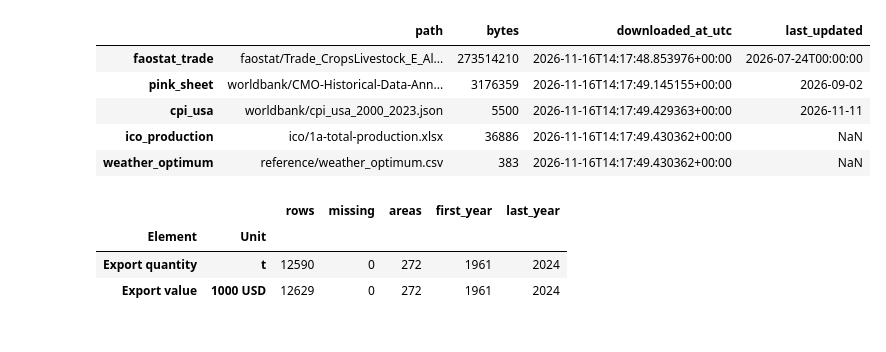
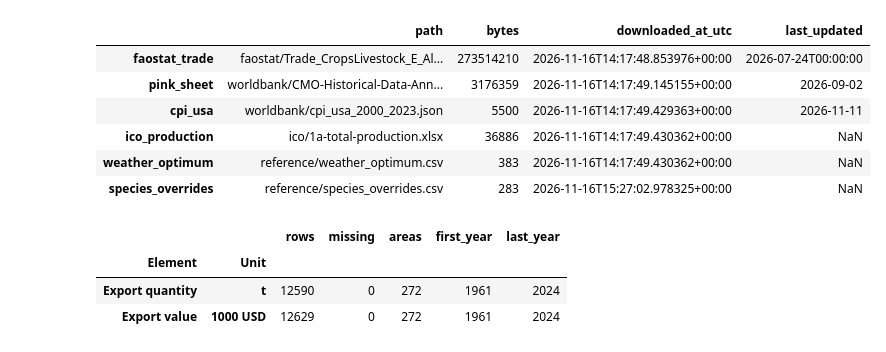
Before and after one commit to karolbystrek/systemy-analizy-biznesowej-projekt, a Jupyter notebook: notebooks/02_build_database.ipynb, the cells around one changed output. Saved outputs shown, nothing was run; the diff lists cells and outputs as text; code cells hidden in the pictures.

```diff
--- a/notebooks/02_build_database.ipynb
+++ b/notebooks/02_build_database.ipynb
@@ -65,6 +65,12 @@ sources = {
         "attribution": "DaMatta F.M., Ramalho J.D.C. (2006). Braz. J. Plant Physiol. 18(1): 55-81",
         "purpose": "Optimal mean annual temperature and annual rainfall per species; maintained by hand",
     },
+    "species_overrides": {
+        "path": "reference/species_overrides.csv",
+        "documentation": "https://apps.fas.usda.gov/psdonline/circulars/2024/12/coffee.pdf",
+        "attribution": "USDA Foreign Agricultural Service (2024). Coffee: World Markets and Trade, December 2024",
+        "purpose": "Dominant species for countries missing from the ICO list; maintained by hand",
+    },
 }
 manifest_path = RAW / "sources.json"
 previous = json.loads(manifest_path.read_text(encoding="utf-8")) if manifest_path.exists() else {}
@@ -73,33 +79,34 @@ for name, source in sources.items():
     downloaded = not path.exists()
     if downloaded:
         assert "url" in source, f"{path} is maintained by hand"
         request = urllib.request.Request(source["url"], headers={"User-Agent": "Mozilla/5.0", "Accept": "*/*"})
         temporary = path.with_suffix(path.suffix + ".part")
         with urllib.request.urlopen(request, timeout=300) as response, temporary.open("wb") as file:
             shutil.copyfileobj(response, file)
         temporary.replace(path)
     source["downloaded_at_utc"] = (datetime.now(timezone.utc).isoformat() if downloaded
                                    else previous.get(name, {}).get("downloaded_at_utc", datetime.now(timezone.utc).isoformat()))
     source["bytes"] = path.stat().st_size
     with path.open("rb") as file:
         source["sha256"] = hashlib.file_digest(file, "sha256").hexdigest()
 
 assert zipfile.is_zipfile(RAW / sources["faostat_trade"]["path"])
 catalog = ET.parse(RAW / "faostat/datasets_E.xml").getroot()
 sources["faostat_trade"]["last_updated"] = next(d.findtext("DateUpdate") for d in catalog if d.findtext("DatasetCode") == "TCL")
 pink_sheet_header = pd.read_excel(RAW / sources["pink_sheet"]["path"], "Annual Prices (Nominal)", header=None, nrows=4)[0]
 sources["pink_sheet"]["last_updated"] = pd.to_datetime(pink_sheet_header.iloc[3].removeprefix("Updated on ")).date().isoformat()
 cpi_raw = json.loads((RAW / sources["cpi_usa"]["path"]).read_text(encoding="utf-8"))
 sources["cpi_usa"]["last_updated"] = cpi_raw[0]["lastupdated"]
 manifest_path.write_text(json.dumps(previous | sources, ensure_ascii=False, indent=2) + "\n", encoding="utf-8")
 display(pd.DataFrame(sources).T[["path", "bytes", "downloaded_at_utc", "last_updated"]])
 # %% [output]
 |  | path | bytes | downloaded_at_utc | last_updated |
 | faostat_trade | faostat/Trade_CropsLivestock_E_Al... | 273514210 | 2026-11-16T14:17:48.853976+00:00 | 2026-07-24T00:00:00 |
 | pink_sheet | worldbank/CMO-Historical-Data-Ann... | 3176359 | 2026-11-16T14:17:49.145155+00:00 | 2026-09-02 |
 | cpi_usa | worldbank/cpi_usa_2000_2023.json | 5500 | 2026-11-16T14:17:49.429363+00:00 | 2026-11-11 |
 | ico_production | ico/1a-total-production.xlsx | 36886 | 2026-11-16T14:17:49.430362+00:00 | NaN |
 | weather_optimum | reference/weather_optimum.csv | 383 | 2026-11-16T14:17:49.430362+00:00 | NaN |
+| species_overrides | reference/species_overrides.csv | 283 | 2026-11-16T15:27:02.978325+00:00 | NaN |
 # %%
 TRADE_UNITS = {5910: "t", 5922: "1000 USD"}  # Export quantity, Export value
 with zipfile.ZipFile(RAW / sources["faostat_trade"]["path"]) as archive:
```
Also changed, not shown: parts of 3 cells of this notebook, 24 other files.
